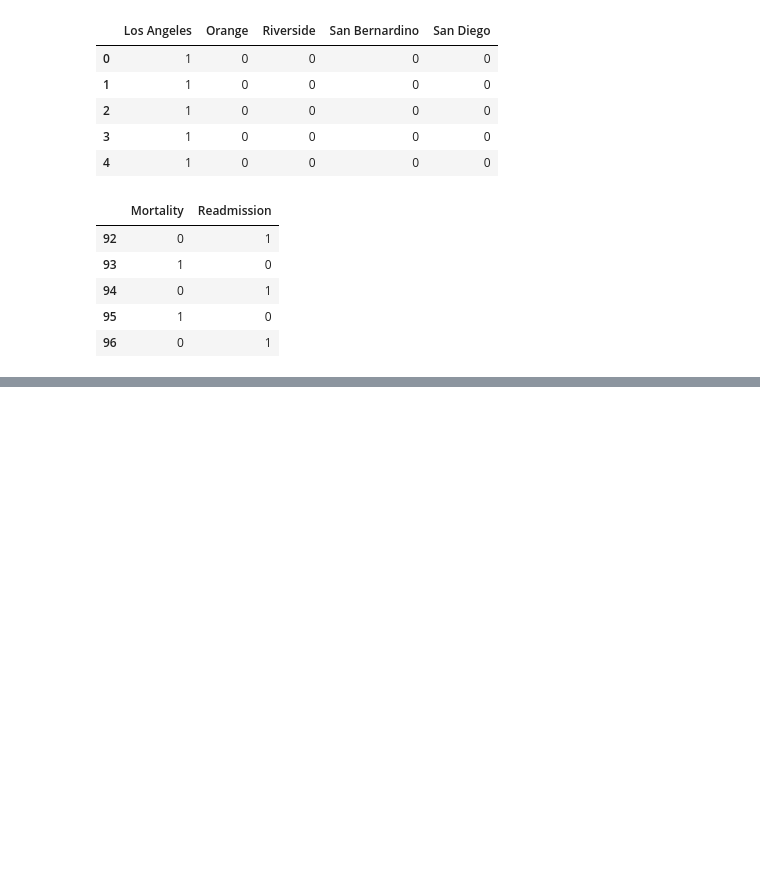
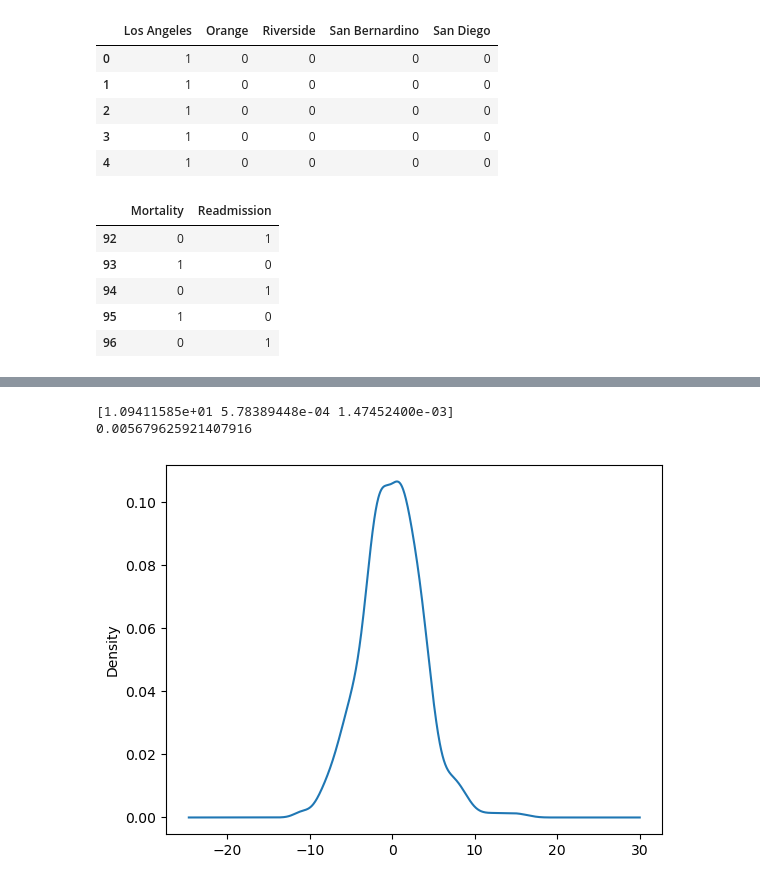
Before and after one commit to zmx3ra/DSproject, a Jupyter notebook: Hdata.ipynb, the cells around one changed output, grey strips where cells are left out. Drawn from its saved outputs; the diff is of its cells as text; code cells hidden in the pictures; blank space fills up the shorter version.

```diff
--- a/Hdata.ipynb
+++ b/Hdata.ipynb
@@ -165,0 +166,16 @@ Accuracy:  0.9174757281553398
+# %%
+# Split data into training rows and testing rows:
+N = subset_df.shape[0]
+df = subset_df.sample(frac=1, random_state=100) # randomize the order in which data appears
+train_size = int(.8*N)
+df_train = subset_df[0:train_size]
+N_train = df_train.shape[0]
+df_test = subset_df[train_size:]
+
+# Remove rows with missing target
+df_train = df_train.dropna(subset=['Risk Adjusted Rate'])
+df_test = df_test.dropna(subset=['Risk Adjusted Rate'])
+
+N_test = df_test.shape[0]
+
+df_train.head()
@@ -165,0 +235,19 @@ Accuracy:  0.9174757281553398
+# %%
+# One-step multilinear regression:
+subset_df = subset_df.dropna(subset=['# of Deaths/Readmissions','# of Cases','Risk Adjusted Rate'])
+
+def mlr(X,y): # Multiple linear regression, matrix algebra approach
+    XpX = X.T@X # Compute X'X
+    Xpy = X.T@y # Compute X'y
+    b = np.linalg.solve(XpX, Xpy) # Solve normal equations
+    y_hat = X@b # Compute predictions
+    residuals = y-y_hat # Compute residuals
+    SSE =  np.inner(residuals,residuals) # Compute SSE
+    rsq = 1 - SSE/np.inner( y-np.mean(y),y-np.mean(y)) # Compute Rsq
+    return({'b':b,'y_hat':y_hat,'residuals':residuals,'rsq':rsq,'SSE':SSE})
+
+subset_df['(Intercept)'] = 1
+X = subset_df.loc[:,['(Intercept)','# of Deaths/Readmissions','# of Cases'] ]
+y = subset_df['Risk Adjusted Rate']
+reg = mlr(X,y)
+print('MLR coefficients: ', reg['b']) # Same values!
@@ -165,0 +261,9 @@ Accuracy:  0.9174757281553398
+# %%
+reg = mlr(X,y) # Run multiple linear regression
+print(reg['b']) # Print coefficients
+reg['residuals'].plot.kde() # Plot residuals
+print(reg['rsq'])
+# %% [output]
+[1.09411585e+01 5.78389448e-04 1.47452400e-03]
+0.005679625921407916
+[figure, added]
```
Also changed, not shown: parts of 4 cells of this notebook.
